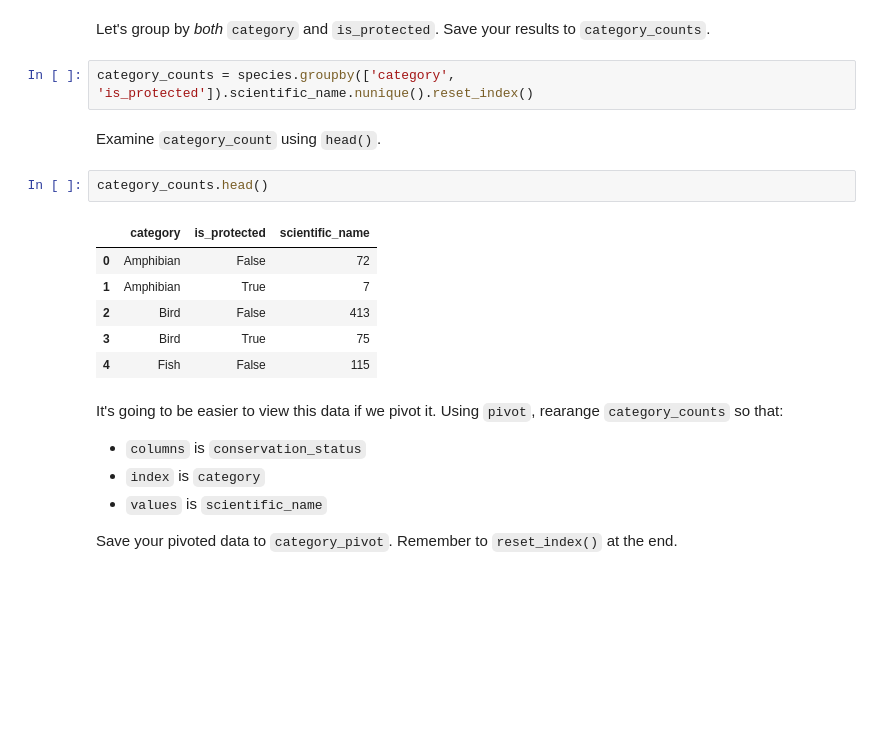
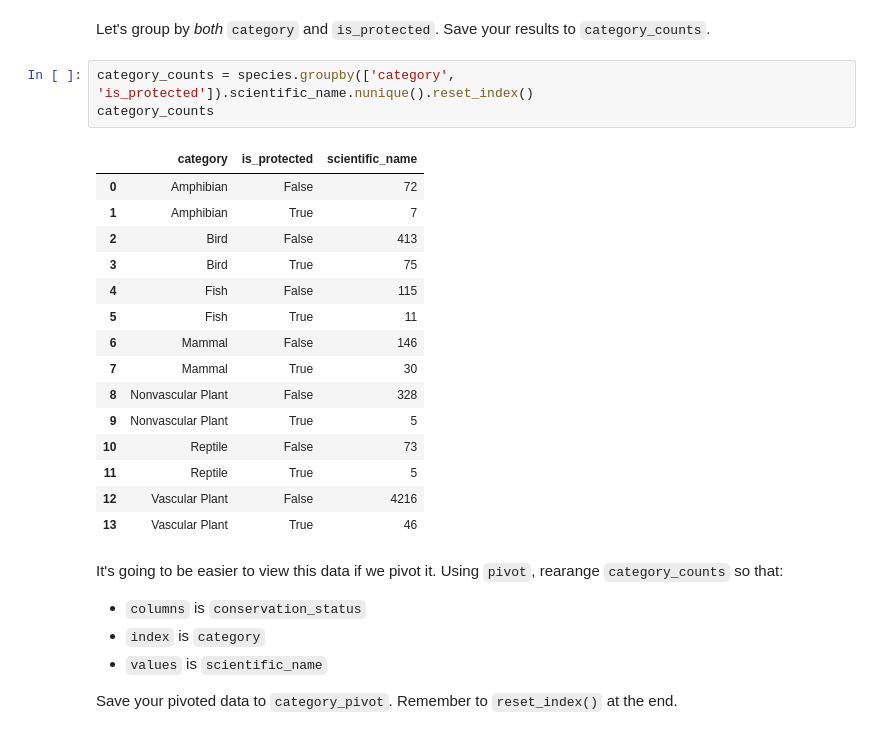
Before and after one commit to kennethsharman/Codecademy_Data_Analysis, a Jupyter notebook: Unit6_Capstone_Project/biodiversity.ipynb, the cells around one changed output. Drawn from its saved outputs; the diff is of its cells as text; blank space fills up the shorter version.

```diff
--- a/Unit6_Capstone_Project/biodiversity.ipynb
+++ b/Unit6_Capstone_Project/biodiversity.ipynb
@@ -147,17 +122,23 @@ species['is_protected'] = ( species.conservation_status != 'No Intervention' )
 Let's group by *both* `category` and `is_protected`.  Save your results to `category_counts`.
 # %%
 category_counts = species.groupby(['category', 'is_protected']).scientific_name.nunique().reset_index()
+category_counts
+# %% [output]
+|  | category | is_protected | scientific_name |
+| 0 | Amphibian | False | 72 |
+| 1 | Amphibian | True | 7 |
+| 2 | Bird | False | 413 |
+| 3 | Bird | True | 75 |
+| 4 | Fish | False | 115 |
+| 5 | Fish | True | 11 |
+| 6 | Mammal | False | 146 |
+| 7 | Mammal | True | 30 |
+| 8 | Nonvascular Plant | False | 328 |
+| 9 | Nonvascular Plant | True | 5 |
+| 10 | Reptile | False | 73 |
+| 11 | Reptile | True | 5 |
+| 12 | Vascular Plant | False | 4216 |
+| 13 | Vascular Plant | True | 46 |
-# %% [markdown]
-Examine `category_count` using `head()`.
-# %%
-category_counts.head()
-# %% [output]
-|  | category | is_protected | scientific_name |
-| 0 | Amphibian | False | 72 |
-| 1 | Amphibian | True | 7 |
-| 2 | Bird | False | 413 |
-| 3 | Bird | True | 75 |
-| 4 | Fish | False | 115 |
 # %% [markdown]
 It's going to be easier to view this data if we pivot it.  Using `pivot`, rearange `category_counts` so that:
 - `columns` is `conservation_status`
```
Also changed, not shown: parts of 17 cells of this notebook, 1 other file.
